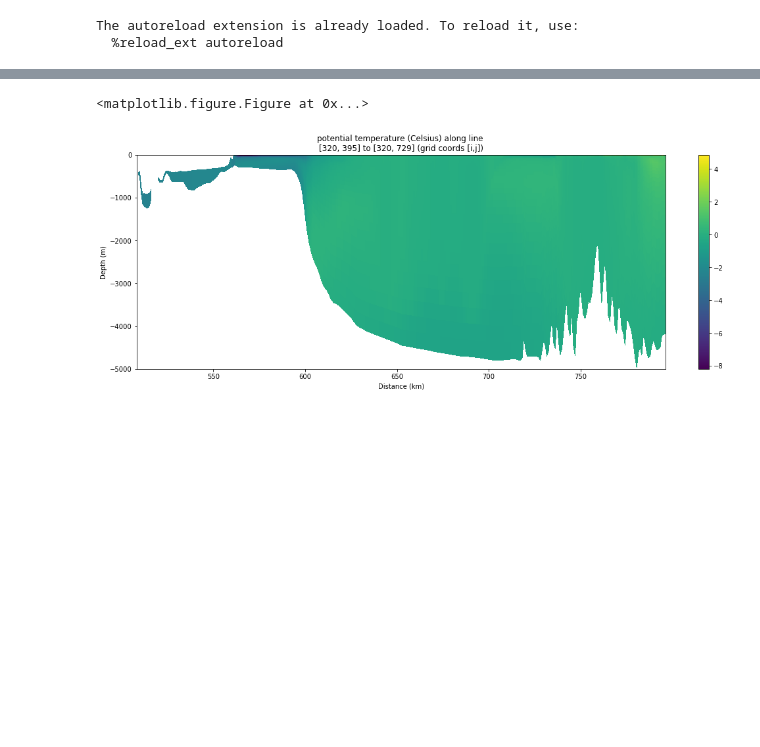
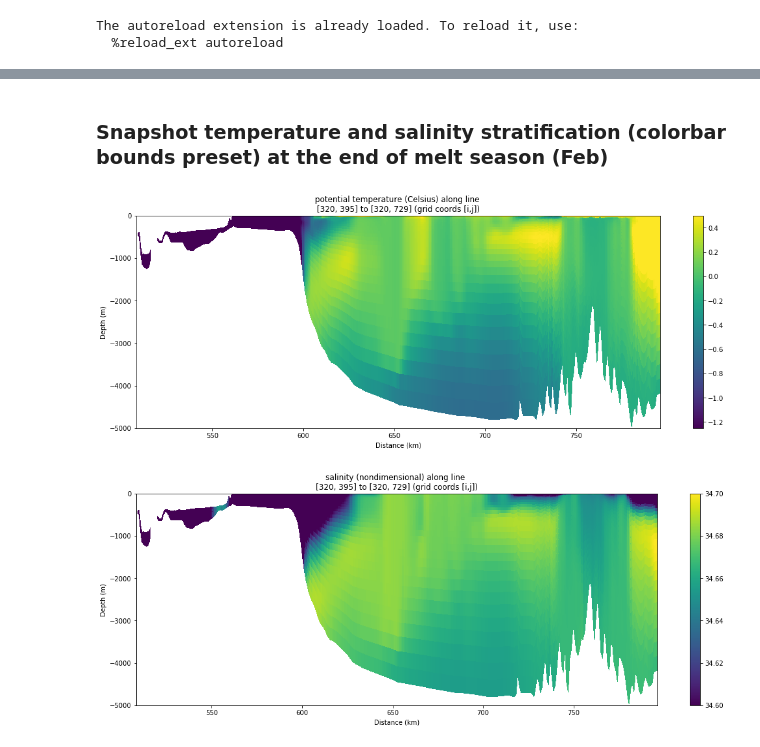
Before and after one commit to kuechenrole/tidal_melting, a Jupyter notebook: notebooks/0.2-kuechenrole-surface_fluxes_tuning.ipynb, the cells around one changed output, grey strips where cells are left out. Drawn from its saved outputs; the diff is of its cells as text; code cells hidden in the pictures; blank space fills up the shorter version.

Commit message:
build roms_ds_function, comapred QCORRECT and NT stratification, first sucessfull test suit

```diff
--- a/notebooks/0.2-kuechenrole-surface_fluxes_tuning.ipynb
+++ b/notebooks/0.2-kuechenrole-surface_fluxes_tuning.ipynb
@@ -30,11 +47,10 @@ The autoreload extension is already loaded. To reload it, use:
+# %% [markdown]
+### Snapshot temperature and salinity stratification (colorbar bounds preset) at the end of melt season (Feb)
 # %%
-raw_dir = os.path.join(os.pardir,'data','raw')
 his_5yr_file =  os.path.join(raw_dir,'waom10_full_forcing','ocean_his_0005.nc')
-i_min, j_min, i_max, j_max = [320,395,320,729]
-plt.clf()
-plot_vslice(his_5yr_file,'temp',-1,-5000,0,i_min,j_min,i_max,j_max,4,4,0.9,50,31)
-#plot_vslice(his_5yr_file,'salt',-1,-5000,0,i_min,j_min,i_max,j_max,4,4,0.9,50,31)
+plot_vslice(his_5yr_file,'temp',1,-5000,0,i_min,j_min,i_max,j_max,4,4,0.9,50,31,vmin=-1.25,vmax=0.5)
+plot_vslice(his_5yr_file,'salt',1,-5000,0,i_min,j_min,i_max,j_max,4,4,0.9,50,31,vmin=34.6,vmax=34.7)
 # %% [output]
-<matplotlib.figure.Figure at 0x...>
-[figure, old version]
+[figure, new version]
+[figure, added]
 # %% [markdown]
```
Also changed, not shown: parts of 15 cells of this notebook, 10 other files.
